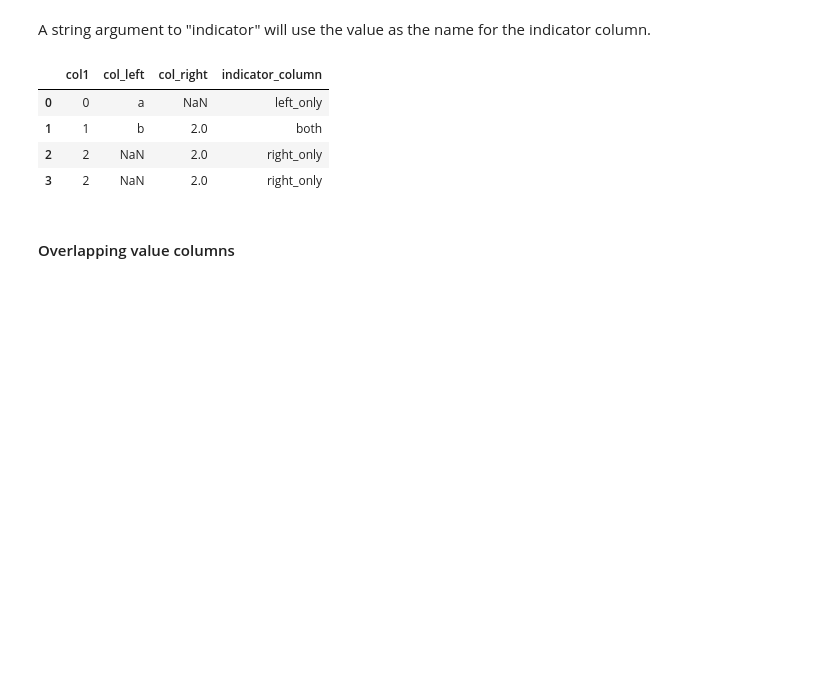
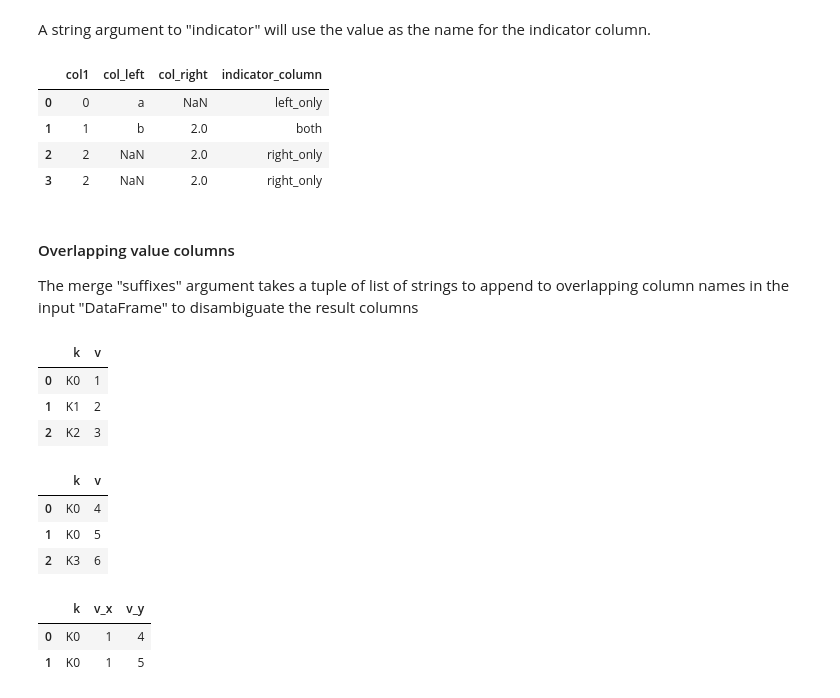
Before and after one commit to SiddheshDaphane/Data-Analysis-in-Python, a Jupyter notebook: Everything-about-Numpy-and-Pandas/Basic_to_advance_pandas.ipynb, the cells around one changed output. Saved outputs shown, nothing was run; the diff lists cells and outputs as text; code cells hidden in the pictures; blank space fills up the shorter version.

```diff
--- a/Everything-about-Numpy-and-Pandas/Basic_to_advance_pandas.ipynb
+++ b/Everything-about-Numpy-and-Pandas/Basic_to_advance_pandas.ipynb
@@ -2384,5 +2384,29 @@ pd.merge(df1, df2, on="col1", how="outer", indicator="indicator_column")
 | 1 | 1 | b | 2.0 | both |
 | 2 | 2 | NaN | 2.0 | right_only |
 | 3 | 2 | NaN | 2.0 | right_only |
-# %% [markdown]
-#### Overlapping value columns
+# %% [markdown]
+#### Overlapping value columns
+The merge "suffixes" argument takes a tuple of list of strings to append to overlapping column names in the input "DataFrame" to disambiguate the result columns
+# %%
+left = pd.DataFrame({"k":["K0","K1","K2"], "v":[1,2,3]})
+left
+# %% [output]
+|  | k | v |
+| 0 | K0 | 1 |
+| 1 | K1 | 2 |
+| 2 | K2 | 3 |
+# %%
+right = pd.DataFrame({"k":["K0","K0","K3"], "v": [4,5,6]})
+right
+# %% [output]
+|  | k | v |
+| 0 | K0 | 4 |
+| 1 | K0 | 5 |
+| 2 | K3 | 6 |
+# %%
+result = pd.merge(left, right, on="k")
+result
+# %% [output]
+|  | k | v_x | v_y |
+| 0 | K0 | 1 | 4 |
+| 1 | K0 | 1 | 5 |
```
Also changed, not shown: parts of 3 cells of this notebook.
